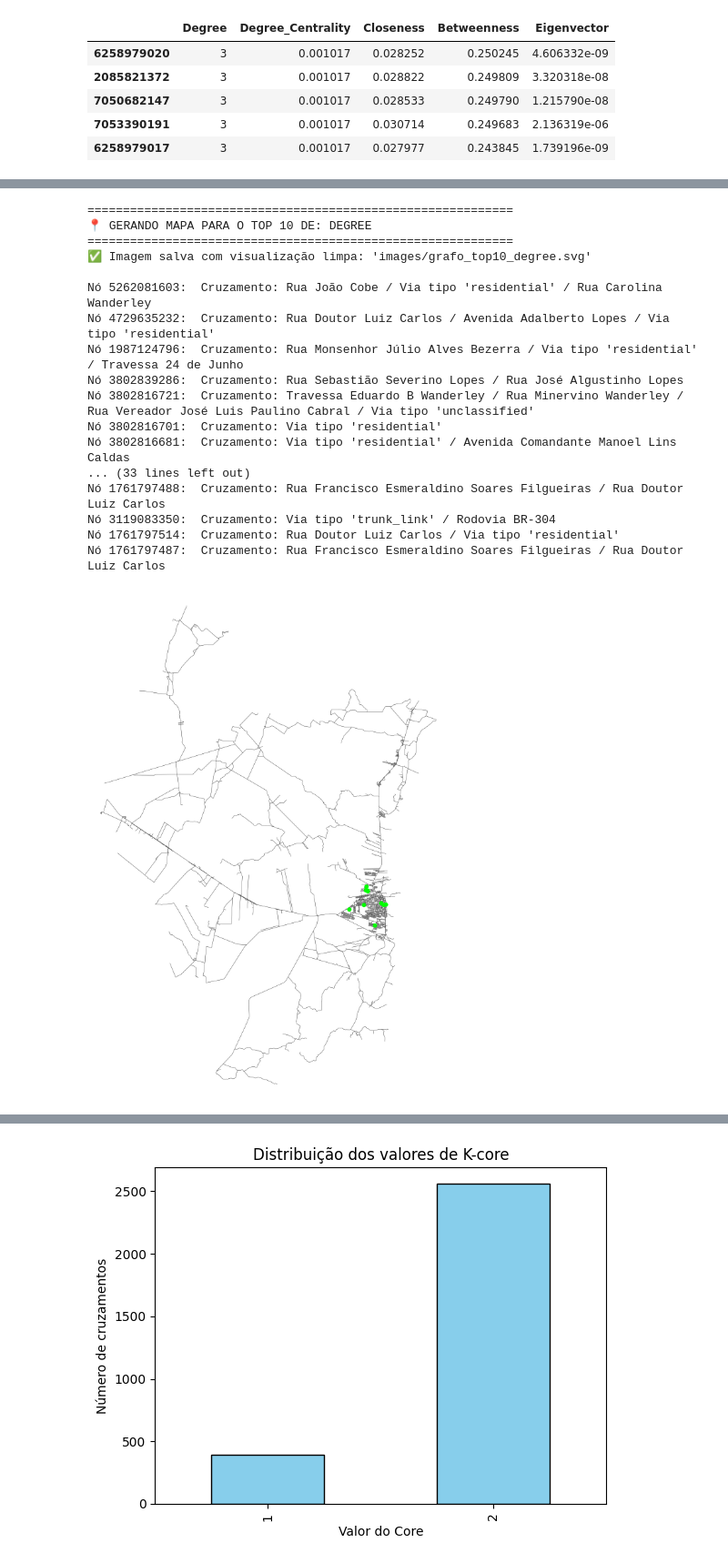
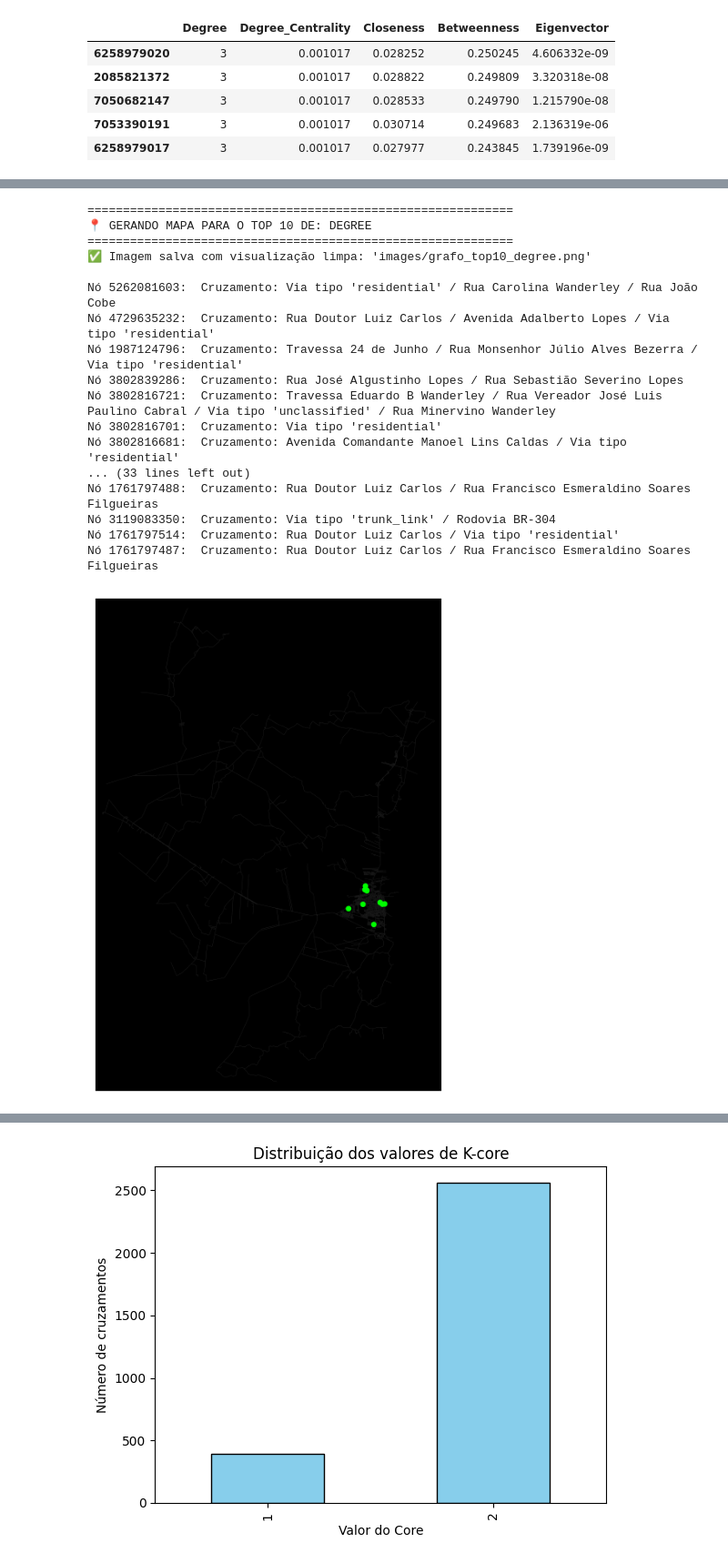
Before and after one commit to JPOC02/Structural_Analysis_Urban-Networks_OSMnx_NetworkX_Gephi, a Jupyter notebook: init.ipynb, the cells around one changed output, grey strips where cells are left out. Shown at 91% size. Drawn from its saved outputs; the diff is of its cells as text; code cells hidden in the pictures.

Commit message:
docs: change results from .svg to .png to help visualization

```diff
--- a/init.ipynb
+++ b/init.ipynb
@@ -19,7 +19,7 @@ plt.savefig("images/municipio_borda.svg", dpi=300, bbox_inches='tight')
 # %%
 G = ox.graph_from_place(place, network_type="drive")
 
-fig, ax = ox.plot_graph(G, show=False, save=True, filepath="images/grafo.svg", dpi=300)
+fig, ax = ox.plot_graph(G, show=False, save=True, filepath="images/grafo.png", dpi=300)
 
 G_undirected = ox.convert.to_undirected(G)
 
@@ -147,44 +147,44 @@ for metrica, cor in metricas_para_plotar.items():
             cores_dos_nos.append('none')
             tamanhos_dos_nos.append(0)
 
-    caminho_arquivo = f"images/grafo_top10_{metrica.lower()}.svg"
+    caminho_arquivo = f"images/grafo_top10_{metrica.lower()}.png"
 
     fig, ax = ox.plot_graph(
         G_undirected,
         node_color=cores_dos_nos,
         node_size=tamanhos_dos_nos,
         node_zorder=3,
         edge_color="#222222",
         edge_linewidth=0.3,
         bgcolor="black",
         show=False,
         save=True,
         filepath=caminho_arquivo,
         dpi=300
     )
 
     print(f"✅ Imagem salva com visualização limpa: '{caminho_arquivo}'\n")
     for no in top_10_nos:
         cruzamento_info = df_metricas.loc[no, 'Cruzamento']
         print(f"Nó {no}: {cruzamento_info}")
 
     print("\n")
 # %% [output]
 ============================================================
 📍 GERANDO MAPA PARA O TOP 10 DE: DEGREE
 ============================================================
-✅ Imagem salva com visualização limpa: 'images/grafo_top10_degree.svg'
+✅ Imagem salva com visualização limpa: 'images/grafo_top10_degree.png'
 
-Nó 5262081603:  Cruzamento: Rua João Cobe / Via tipo 'residential' / Rua Carolina Wanderley
+Nó 5262081603:  Cruzamento: Via tipo 'residential' / Rua Carolina Wanderley / Rua João Cobe
 Nó 4729635232:  Cruzamento: Rua Doutor Luiz Carlos / Avenida Adalberto Lopes / Via tipo 'residential'
-Nó 1987124796:  Cruzamento: Rua Monsenhor Júlio Alves Bezerra / Via tipo 'residential' / Travessa 24 de Junho
-Nó 3802839286:  Cruzamento: Rua Sebastião Severino Lopes / Rua José Algustinho Lopes
-Nó 3802816721:  Cruzamento: Travessa Eduardo B Wanderley / Rua Minervino Wanderley / Rua Vereador José Luis Paulino Cabral / Via tipo 'unclassified'
+Nó 1987124796:  Cruzamento: Travessa 24 de Junho / Rua Monsenhor Júlio Alves Bezerra / Via tipo 'residential'
+Nó 3802839286:  Cruzamento: Rua José Algustinho Lopes / Rua Sebastião Severino Lopes
+Nó 3802816721:  Cruzamento: Travessa Eduardo B Wanderley / Rua Vereador José Luis Paulino Cabral / Via tipo 'unclassified' / Rua Minervino Wanderley
 Nó 3802816701:  Cruzamento: Via tipo 'residential'
-Nó 3802816681:  Cruzamento: Via tipo 'residential' / Avenida Comandante Manoel Lins Caldas
+Nó 3802816681:  Cruzamento: Avenida Comandante Manoel Lins Caldas / Via tipo 'residential'
 ... (33 lines left out)
-Nó 1761797488:  Cruzamento: Rua Francisco Esmeraldino Soares Filgueiras / Rua Doutor Luiz Carlos
+Nó 1761797488:  Cruzamento: Rua Doutor Luiz Carlos / Rua Francisco Esmeraldino Soares Filgueiras
 Nó 3119083350:  Cruzamento: Via tipo 'trunk_link' / Rodovia BR-304
 Nó 1761797514:  Cruzamento: Rua Doutor Luiz Carlos / Via tipo 'residential'
-Nó 1761797487:  Cruzamento: Rua Francisco Esmeraldino Soares Filgueiras / Rua Doutor Luiz Carlos
+Nó 1761797487:  Cruzamento: Rua Doutor Luiz Carlos / Rua Francisco Esmeraldino Soares Filgueiras
-[figure, old version]
+[figure, new version]
```
Also changed, not shown: parts of 6 cells of this notebook, 8 other files.
